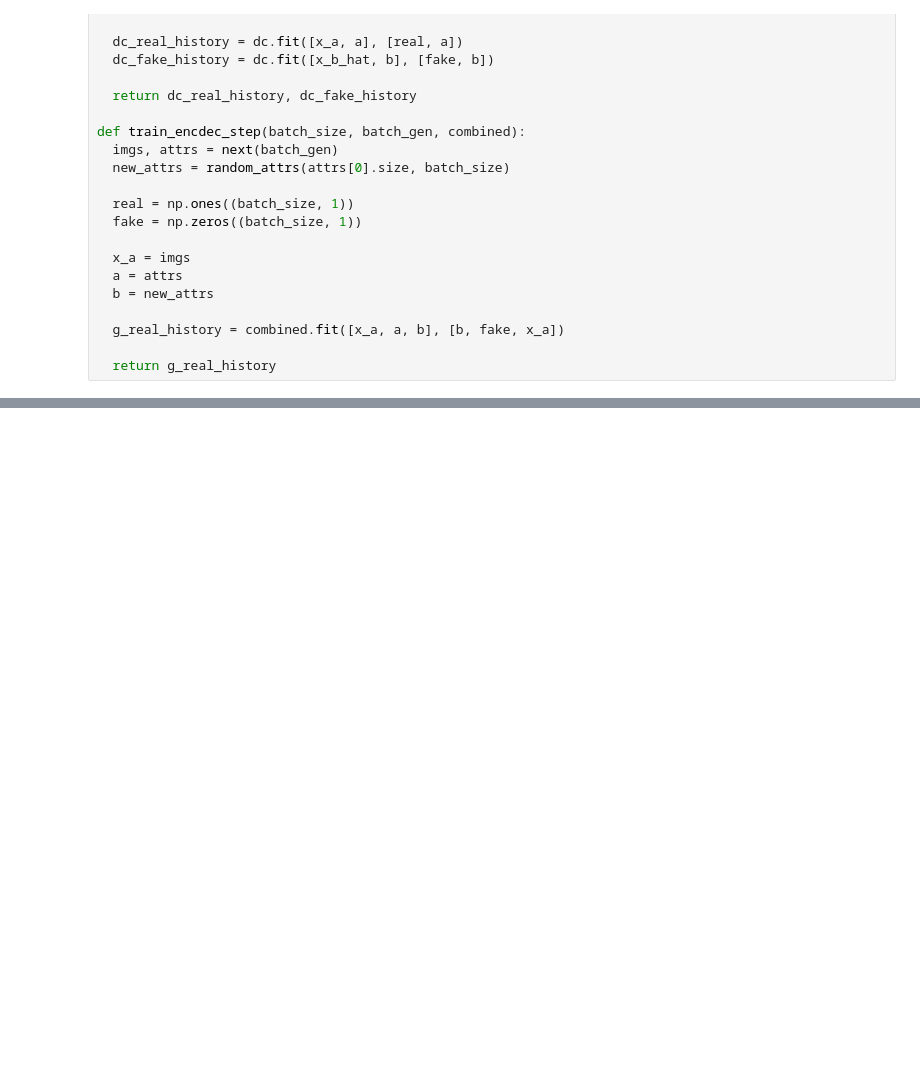
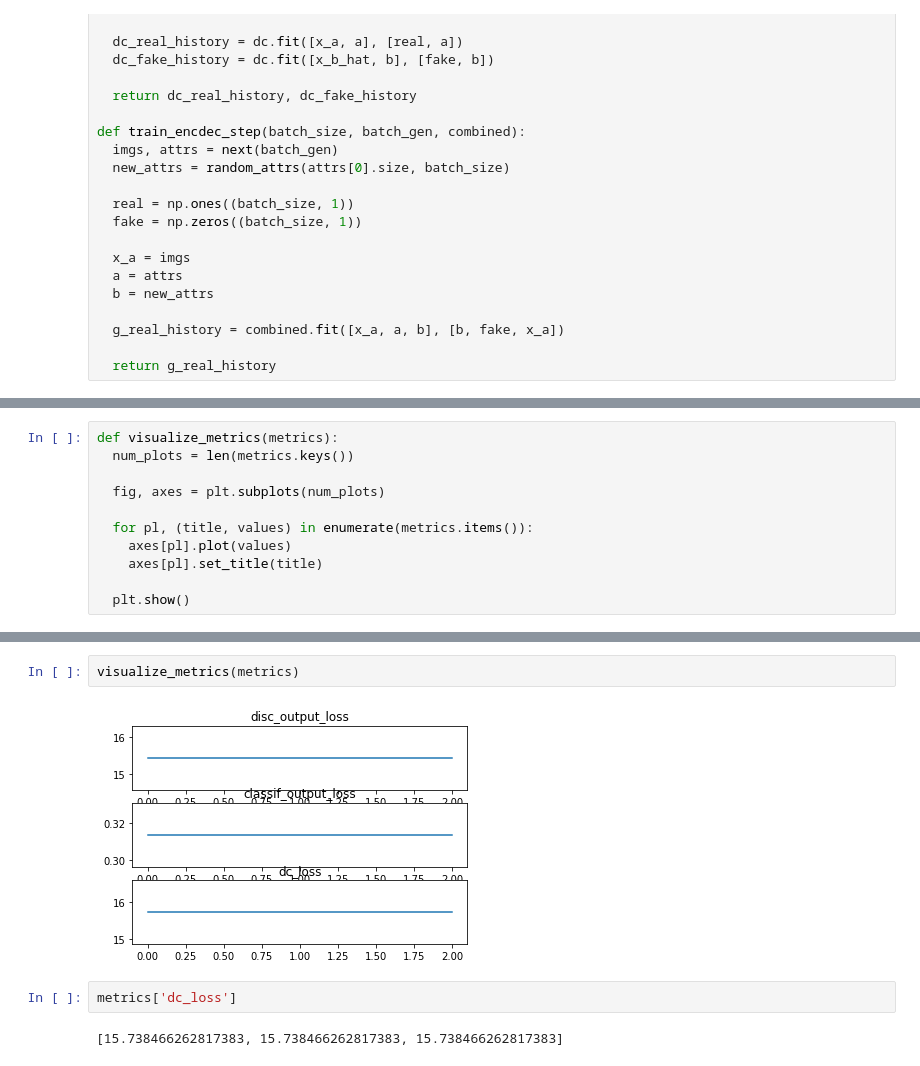
Before and after one commit to GarlandZhang/hairy_gan, a Jupyter notebook: hairy_gan.ipynb, the cells around one changed output, grey strips where cells are left out. Saved outputs shown, nothing was run; the diff lists cells and outputs as text; blank space fills up the shorter version.

Commit message:
visualize metrics (just loss for now)

```diff
--- a/hairy_gan.ipynb
+++ b/hairy_gan.ipynb
@@ -417,3 +433,14 @@ class HairyGan(): # based on AttGan
+# %%
+def visualize_metrics(metrics):
+  num_plots = len(metrics.keys())
+
+  fig, axes = plt.subplots(num_plots)
+
+  for pl, (title, values) in enumerate(metrics.items()):
+    axes[pl].plot(values)
+    axes[pl].set_title(title)
+
+  plt.show()
 # %%
 project_path = '/content/drive/My Drive/hairy_gan'
 gan = HairyGan()
@@ -486,0 +500,8 @@ ________________________________________________________________________________
+# %%
+visualize_metrics(metrics)
+# %% [output]
+[figure, added]
+# %%
+metrics['dc_loss']
+# %% [output]
+[15.738466262817383, 15.738466262817383, 15.738466262817383]
```
Also changed, not shown: parts of 7 cells of this notebook.
